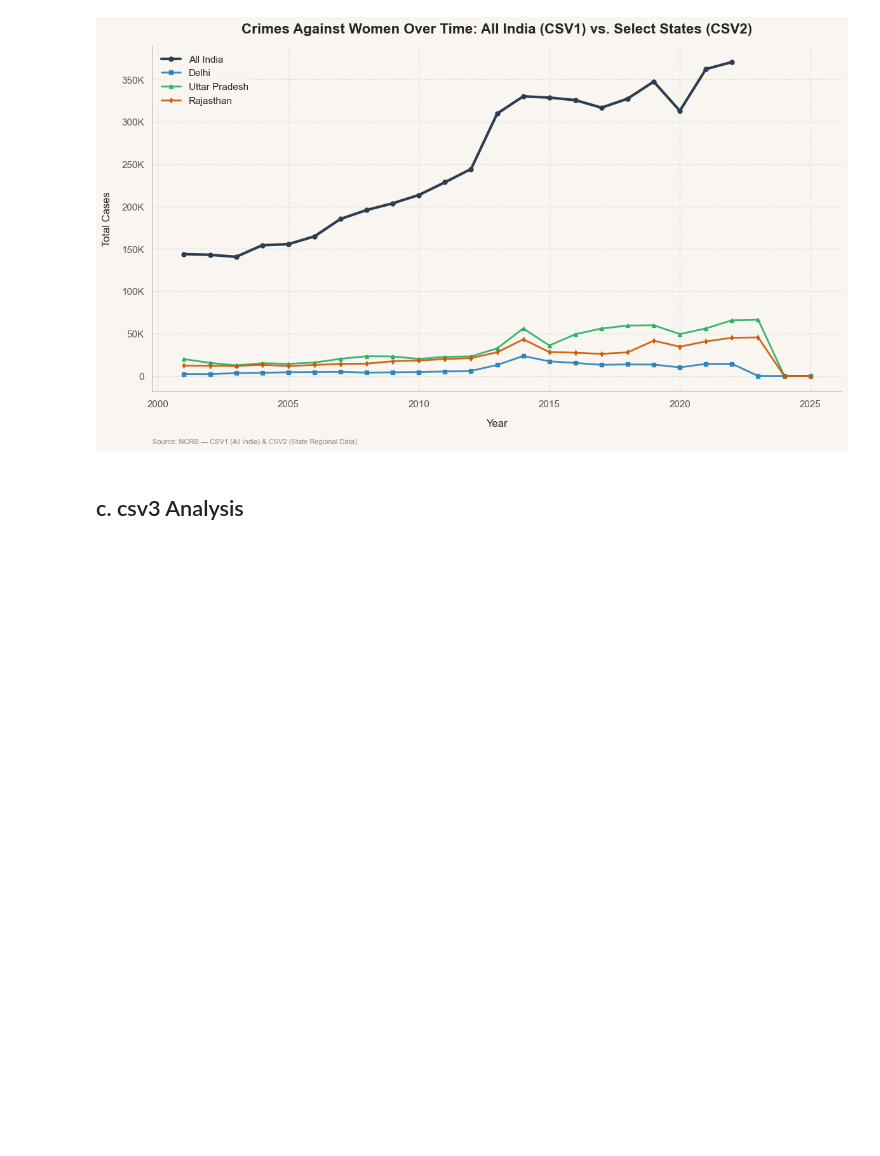
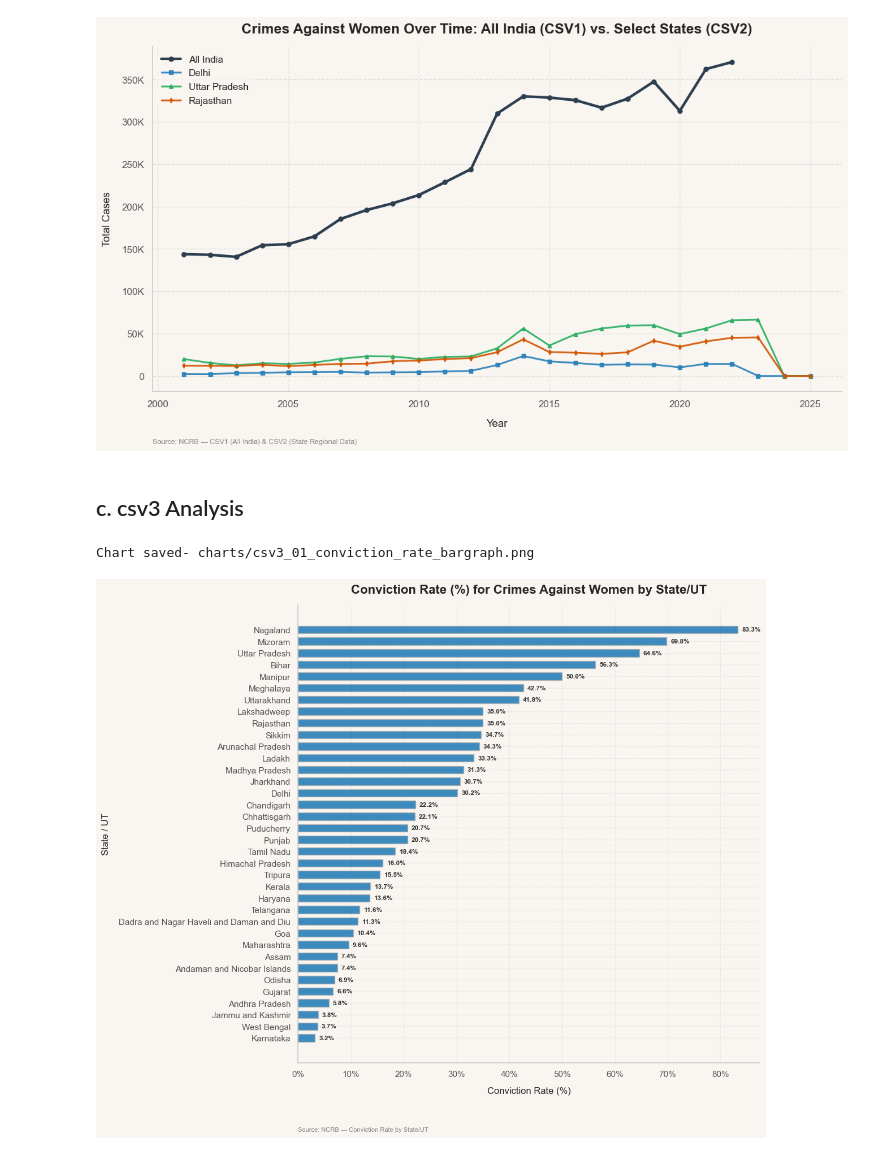
Before and after one commit to bhavya25-ds/The-Committee-Will-Look-Into-It, a Jupyter notebook: 02_Gender_Injustice/03_Analysis.ipynb, the cells around one changed output. Drawn from its saved outputs; the diff is of its cells as text; code cells hidden in the pictures; blank space fills up the shorter version.

Commit message:
bargraph analysis for csv3

```diff
--- a/02_Gender_Injustice/03_Analysis.ipynb
+++ b/02_Gender_Injustice/03_Analysis.ipynb
@@ -742,3 +739,54 @@ Chart saved- charts/csv2_08_all_india_vs_states_line.png
 [figure]
 # %% [markdown]
 ## c. csv3 Analysis
+# %%
+u.set_style()
+
+csv3 = csv3.sort_values(by="Conviction Rate (%)", ascending=True)
+
+# Initialize figure
+fig, ax = plt.subplots(figsize=(12, 10))
+fig.patch.set_facecolor(u.BG_COLOR)
+ax.set_facecolor(u.BG_COLOR)
+
+bars = ax.barh(
+    csv3["State/UT"],
+    csv3["Conviction Rate (%)"],
+    color="#2980b9",
+    height=0.65,
+    edgecolor="#b0b0b0",
+    alpha=0.9,
+)
+
+ax.set_title(
+    "Conviction Rate (%) for Crimes Against Women by State/UT",
+    fontsize=16,
+    fontweight="bold",
+    pad=15,
+)
+ax.set_xlabel("Conviction Rate (%)", fontsize=12)
+ax.set_ylabel("State / UT", fontsize=12)
+ax.xaxis.set_major_formatter(plt.FuncFormatter(lambda x, pos: f"{x:.0f}%"))
+
+for bar in bars:
+  width = bar.get_width()
+  ax.annotate(
+      f"{width:.1f}%",
+      xy=(width, bar.get_y() + bar.get_height() / 2),
+      xytext=(5, 0),
+      textcoords="offset points",
+      ha="left",
+      va="center",
+      fontsize=8.5,
+      fontweight="bold",
+      color="#333333",
+  )
+
+u.add_source(ax, "NCRB — Conviction Rate by State/UT")
+
+plt.tight_layout()
+u.save_fig(fig, "charts", "csv3_01_conviction_rate_bargraph.png")
+plt.show()
+# %% [output]
+Chart saved- charts/csv3_01_conviction_rate_bargraph.png
+[figure, added]
```
Also changed, not shown: parts of 4 cells of this notebook, 4 other files.
